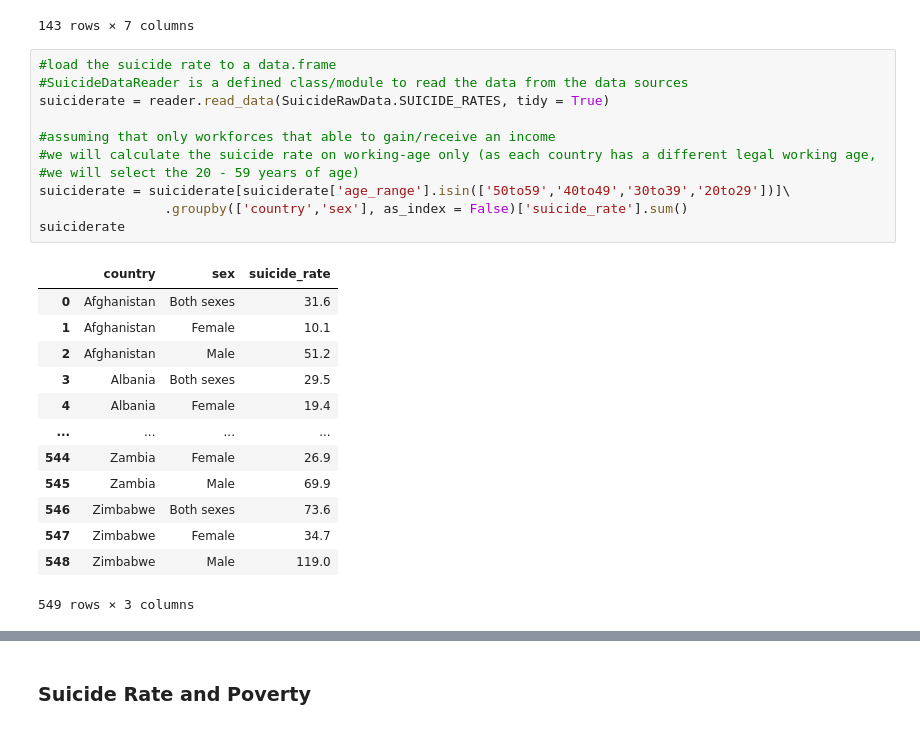
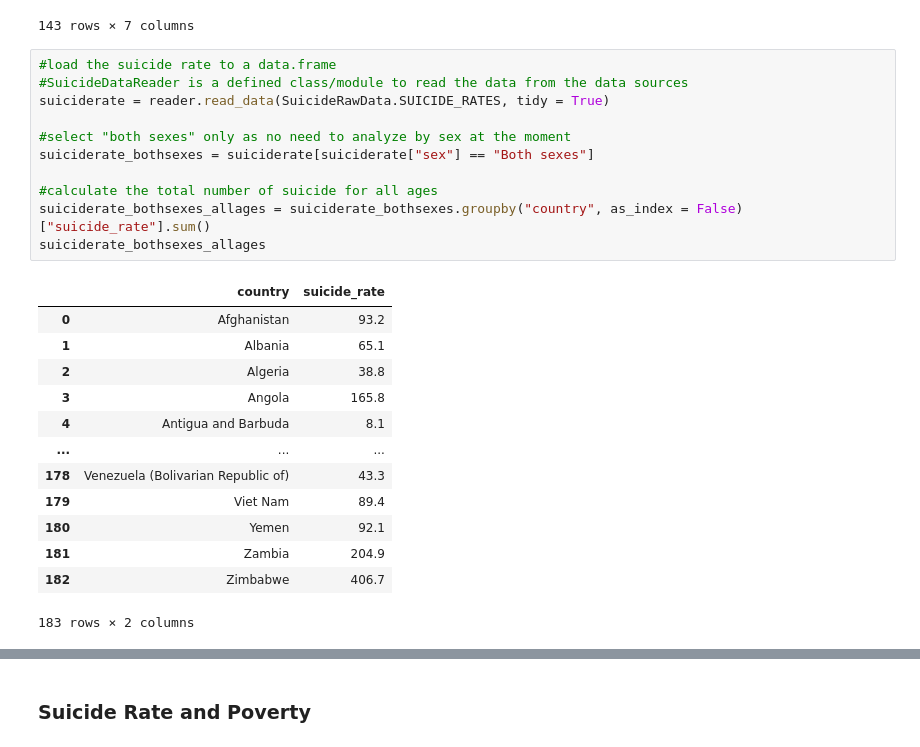
Before and after one commit to mdsi-dsp-at2/eTe-analysis, a Jupyter notebook: analysis/4/suiciderate_socioeconomic.ipynb, the cells around one changed output, grey strips where cells are left out. Drawn from its saved outputs; the diff is of its cells as text.

```diff
--- a/analysis/4/suiciderate_socioeconomic.ipynb
+++ b/analysis/4/suiciderate_socioeconomic.ipynb
@@ -36,25 +36,25 @@ socioeconomic
 # %%
 #load the suicide rate to a data.frame
 #SuicideDataReader is a defined class/module to read the data from the data sources
 suiciderate = reader.read_data(SuicideRawData.SUICIDE_RATES, tidy = True)
 
-#assuming that only workforces that able to gain/receive an income
-#we will calculate the suicide rate on working-age only (as each country has a different legal working age,
-#we will select the 20 - 59 years of age)
-suiciderate = suiciderate[suiciderate['age_range'].isin(['50to59','40to49','30to39','20to29'])]\
-                .groupby(['country','sex'], as_index = False)['suicide_rate'].sum()
-suiciderate
+#select "both sexes" only as no need to analyze by sex at the moment
+suiciderate_bothsexes = suiciderate[suiciderate["sex"] == "Both sexes"]
+
+#calculate the total number of suicide for all ages
+suiciderate_bothsexes_allages = suiciderate_bothsexes.groupby("country", as_index = False)["suicide_rate"].sum()
+suiciderate_bothsexes_allages
 # %% [output]
-|  | country | sex | suicide_rate |
-| 0 | Afghanistan | Both sexes | 31.6 |
-| 1 | Afghanistan | Female | 10.1 |
-| 2 | Afghanistan | Male | 51.2 |
-| 3 | Albania | Both sexes | 29.5 |
-| 4 | Albania | Female | 19.4 |
-| ... | ... | ... | ... |
-| 544 | Zambia | Female | 26.9 |
-| 545 | Zambia | Male | 69.9 |
-| 546 | Zimbabwe | Both sexes | 73.6 |
-| 547 | Zimbabwe | Female | 34.7 |
-| 548 | Zimbabwe | Male | 119.0 |
+|  | country | suicide_rate |
+| 0 | Afghanistan | 93.2 |
+| 1 | Albania | 65.1 |
+| 2 | Algeria | 38.8 |
+| 3 | Angola | 165.8 |
+| 4 | Antigua and Barbuda | 8.1 |
+| ... | ... | ... |
+| 178 | Venezuela (Bolivarian Republic of) | 43.3 |
+| 179 | Viet Nam | 89.4 |
+| 180 | Yemen | 92.1 |
+| 181 | Zambia | 204.9 |
+| 182 | Zimbabwe | 406.7 |
-549 rows × 3 columns
+183 rows × 2 columns
```
Also changed, not shown: parts of 6 cells of this notebook.
